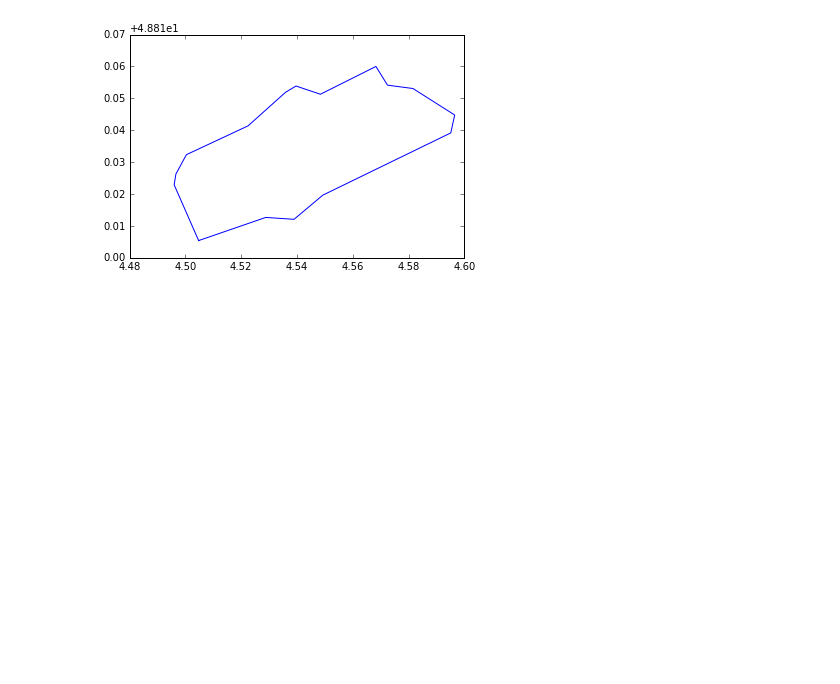
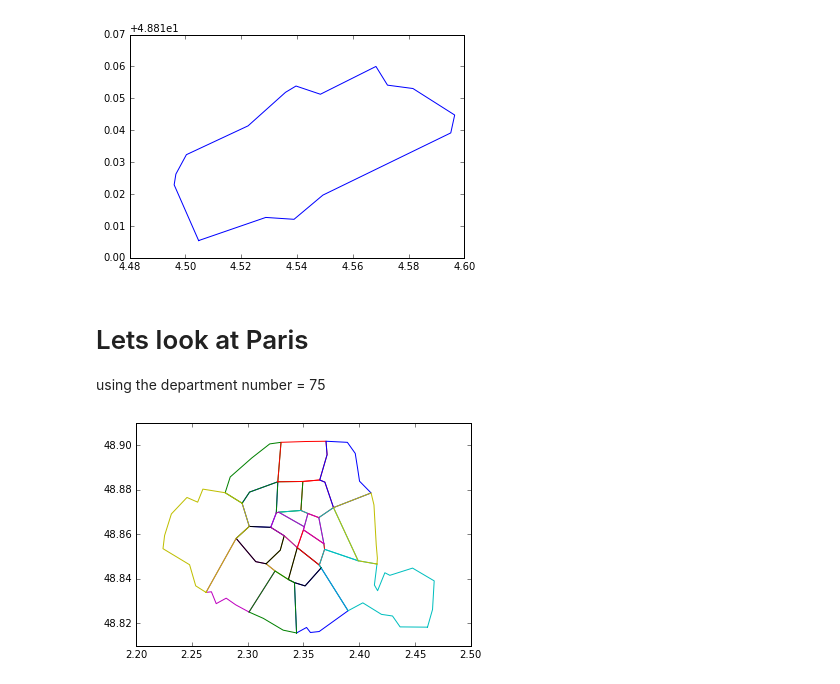
Before and after one commit to macbuse/Elections-in-France, a Jupyter notebook: elections2017.ipynb, the cells around one changed output. Cells and saved outputs as stored; diff of their text form; code cells hidden in the pictures; blank space fills up the shorter version.

```diff
--- a/elections2017.ipynb
+++ b/elections2017.ipynb
@@ -180,0 +191,11 @@ plt.plot(lon,lat)
+# %% [markdown]
+# Lets look at Paris
+using the department number = 75
+# %%
+vv  = dd.loc[(dd['Code Département'] == '75')]
+for x in vv['geo_shape'][:]:
+    exec('mm=' + x)
+    lon, lat = zip(*mm['coordinates'][0])
+    plt.plot(lon,lat)
+# %% [output]
+[figure, added]
```
Also changed, not shown: parts of 18 cells of this notebook.
